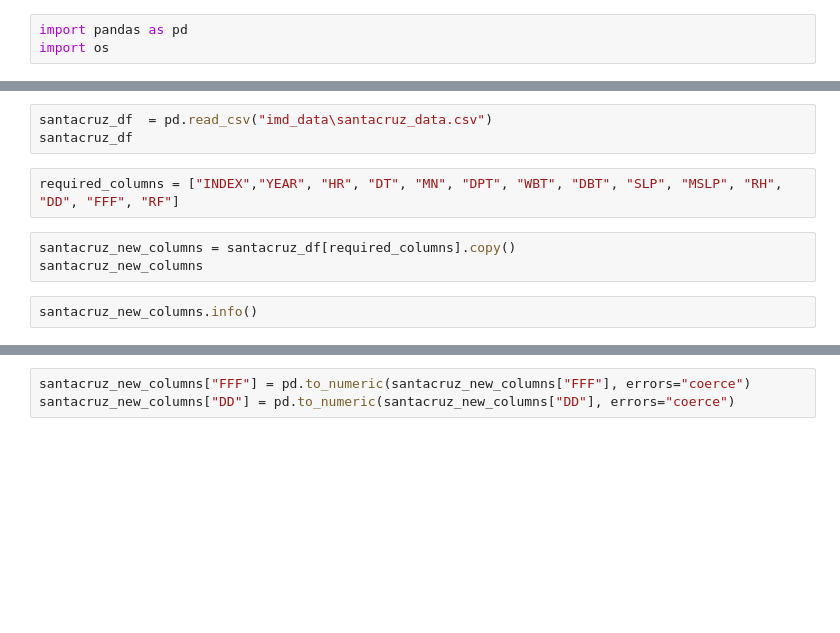
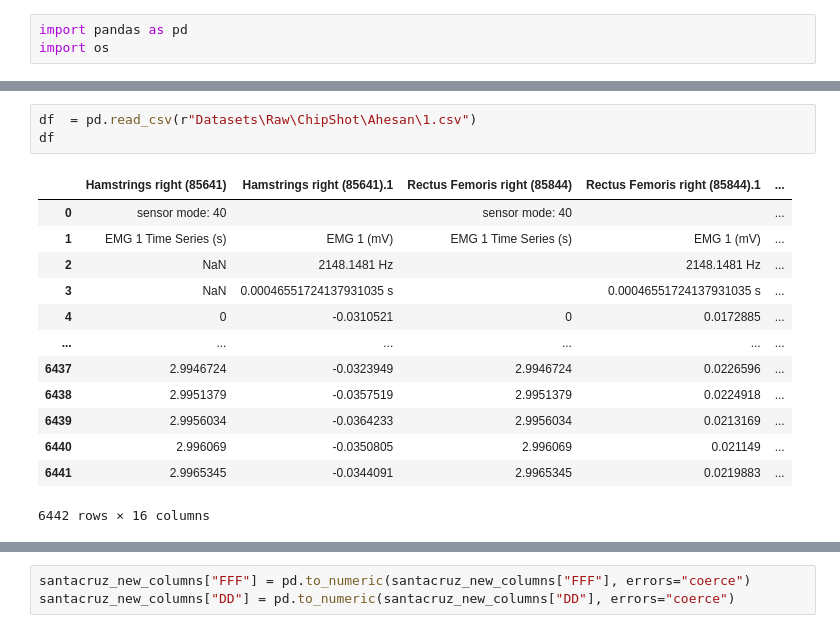
Before and after one commit to Franky170504/emg-gait, a Jupyter notebook: Notebooks/1.data_format.ipynb, the cells around one changed output, grey strips where cells are left out. Saved outputs shown, nothing was run; the diff lists cells and outputs as text; blank space fills up the shorter version.

```diff
--- a/Notebooks/1.data_format.ipynb
+++ b/Notebooks/1.data_format.ipynb
@@ -9,10 +13,17 @@ os.getcwd()
-# %%
-santacruz_df  = pd.read_csv("imd_data\santacruz_data.csv")
-santacruz_df
-# %%
-required_columns = ["INDEX","YEAR", "HR", "DT", "MN", "DPT", "WBT", "DBT", "SLP", "MSLP", "RH", "DD", "FFF", "RF"]
-# %%
-santacruz_new_columns = santacruz_df[required_columns].copy()
-santacruz_new_columns
-# %%
-santacruz_new_columns.info()
+# %%
+df  = pd.read_csv(r"Datasets\Raw\ChipShot\Ahesan\1.csv")
+df
+# %% [output]
+|  | Hamstrings right (85641) | Hamstrings right (85641).1 | Rectus Femoris right (85844) | Rectus Femoris right (85844).1 | ... |
+| 0 | sensor mode: 40 |  | sensor mode: 40 |  | ... |
+| 1 | EMG 1 Time Series (s) | EMG 1 (mV) | EMG 1 Time Series (s) | EMG 1 (mV) | ... |
+| 2 | NaN | 2148.1481 Hz |  | 2148.1481 Hz | ... |
+| 3 | NaN | 0.00046551724137931035 s |  | 0.00046551724137931035 s | ... |
+| 4 | 0 | -0.0310521 | 0 | 0.0172885 | ... |
+| ... | ... | ... | ... | ... | ... |
+| 6437 | 2.9946724 | -0.0323949 | 2.9946724 | 0.0226596 | ... |
+| 6438 | 2.9951379 | -0.0357519 | 2.9951379 | 0.0224918 | ... |
+| 6439 | 2.9956034 | -0.0364233 | 2.9956034 | 0.0213169 | ... |
+| 6440 | 2.996069 | -0.0350805 | 2.996069 | 0.021149 | ... |
+| 6441 | 2.9965345 | -0.0344091 | 2.9965345 | 0.0219883 | ... |
+6442 rows × 16 columns
```
Also changed, not shown: parts of 6 cells of this notebook, 1 other file.
